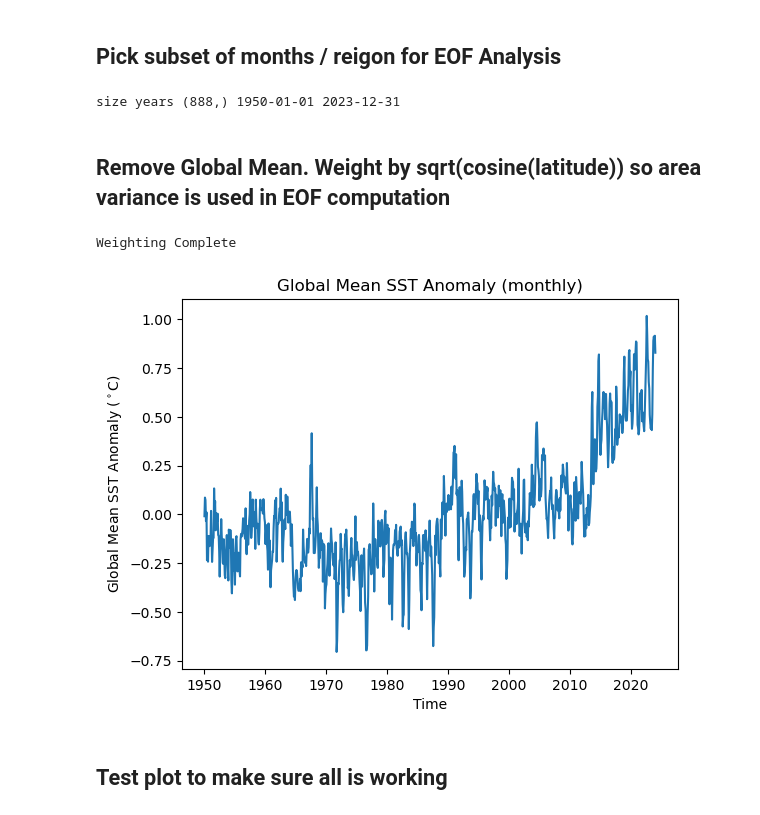
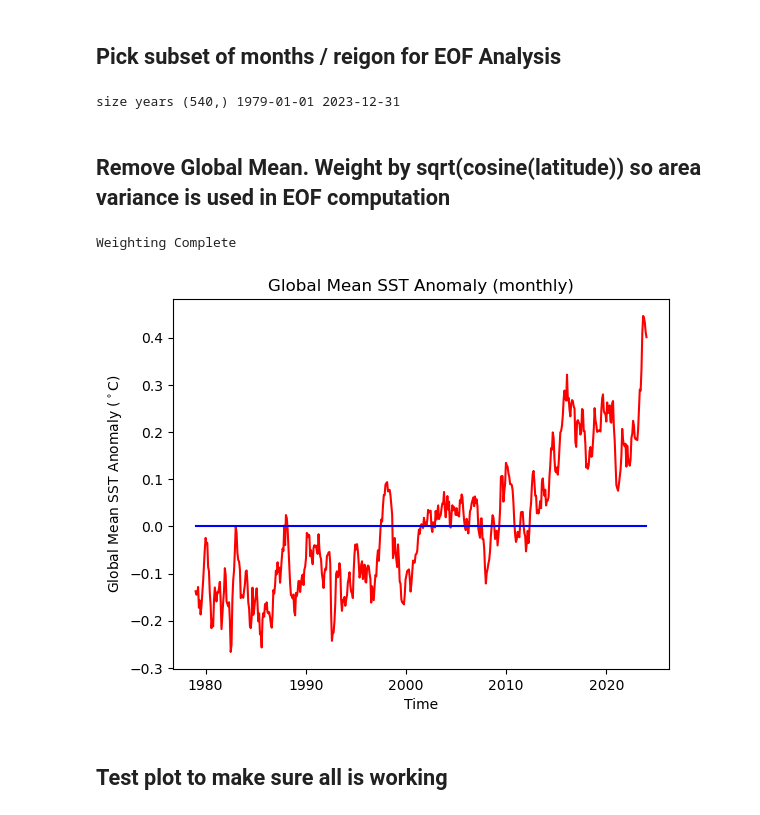
Before and after one commit to liamkirkpatrick/atm552_hw5, a Jupyter notebook: global_mean.ipynb, the cells around one changed output. Cells and saved outputs as stored; diff of their text form; code cells hidden in the pictures.

```diff
--- a/global_mean.ipynb
+++ b/global_mean.ipynb
@@ -33,14 +33,14 @@ Intel MKL WARNING: Support of Intel(R) Streaming SIMD Extensions 4.2 (Intel(R) S
 
 This should be the only place we need to change things for the rest of the script
 # %%
-if False:
+if True:
     #  Global domain
     lat1=88.
     lat2=-88.
     lon1=0.
     lon2=360.
 
-if True:
+if False:
     # Traditional PDO region
     lat1=65.
     lat2=20.
@@ -48,7 +48,7 @@ if True:
     lon2=260.
 
 # set years to begin and end for climatology
-yrbeg = 1950
+yrbeg = 1979
 yrend = 2023
 
 #set the years for eof analysis
@@ -235,22 +233,10 @@ ssta = sst.sel(time=slice(yr1, yr2),lat=slice(lat1, lat2),lon=slice(lon1, lon2))
 lat_sh=ssta.lat
 lon_sh=ssta.lon
 # %% [output]
-size years (888,) 1950-01-01 2023-12-31
+size years (540,) 1979-01-01 2023-12-31
 # %% [markdown]
 ## Remove Global Mean. Weight by sqrt(cosine(latitude)) so area variance is used in EOF computation
 # %%
-# function removes global mean anomaly from ss
-def globalmean(sst,cn,num_years,lat_sh):  # I have not finished or implemented removing the global mean from each month.
-
-    for i in range(num_years):
-
-        for j in range(len(lat_sh)):
-            sst[i,j,:] = sst[i,j,:]*cn[j]  # times sqrt(cos(lat))
-
-    gm = nanmean(sst,1)
-    gm = nanmean(gm,1)
-    return gm
-
 
 # make vector for weigting the data array for sqrt(cosine(latitude)) so area variance is used in EOF computation
 cn = np.sqrt(np.cos(lat_sh*np.pi/180.))
@@ -258,41 +244,43 @@ cn = np.sqrt(np.cos(lat_sh*np.pi/180.))
 # Apply weighting vector (for use in calculating the global mean)
 ssta_weighted = ssta * 0
 for i in range(len(lat_sh)):
     # multiply all entries in this row by the weight in the weights vector (cn)
     ssta_weighted[:,i,:] = ssta[:,i,:]*cn[i]  # times sqrt(cos(lat))
 print("Weighting Complete")
 
 # calculate global mean anomaly
 gm = []
 for i in range(len(years)):
     gm.append(np.nanmean(ssta_weighted[i,:,:]))
 
 # Apply global mean / area weighting
 if rem_globmean:
 
     # first remove global mean
     for i in range(len(years)):
-        ssta[i,:,:] = ssta[i,:,:] - gm[i]
-
-    # next apply latitude weighting
-    for i in range(len(lat_sh)):
-    # multiply all entries in this row by the weight in the weights vector (cn)
-        ssta[:,i,:] = ssta[:,i,:]*cn[i]  # times sqrt(cos(lat))
+        ssta[i,:,:] = ssta_weighted[i,:,:] - gm[i]
 
 else:
     # if we aren't removing global mean, we still need to apply latitude weighting
     ssta = ssta_weighted
+
 
 # plot global mean anomaly
 if True:
     fig,axs = plt.subplots()
     axs.set_ylabel('Global Mean SST Anomaly ($^\circ$C)')
     axs.set_xlabel('Time')
     axs.set_title('Global Mean SST Anomaly (monthly)')
-    axs.plot(years,gm)
+    axs.plot(years,gm,'r')
+
+    # add mean after anomaly is removed
+    test = []
+    for i in range(len(years)):
+        test.append(np.nanmean(ssta[i,:,:]))
+    axs.plot(years,test,'b')
 # %% [output]
 Weighting Complete
-[figure, old version]
+[figure, new version]
 # %% [markdown]
 ## Test plot to make sure  all is working
 # %%
```
Also changed, not shown: parts of 13 cells of this notebook, 2 other files.
